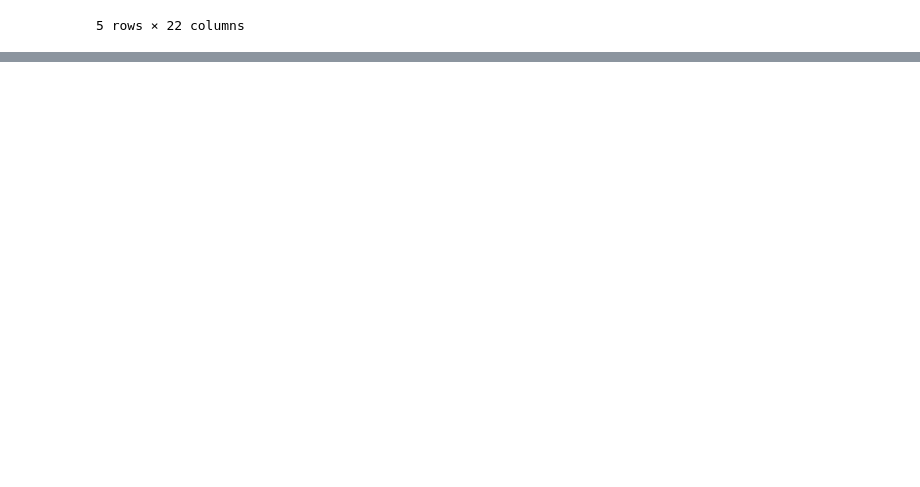
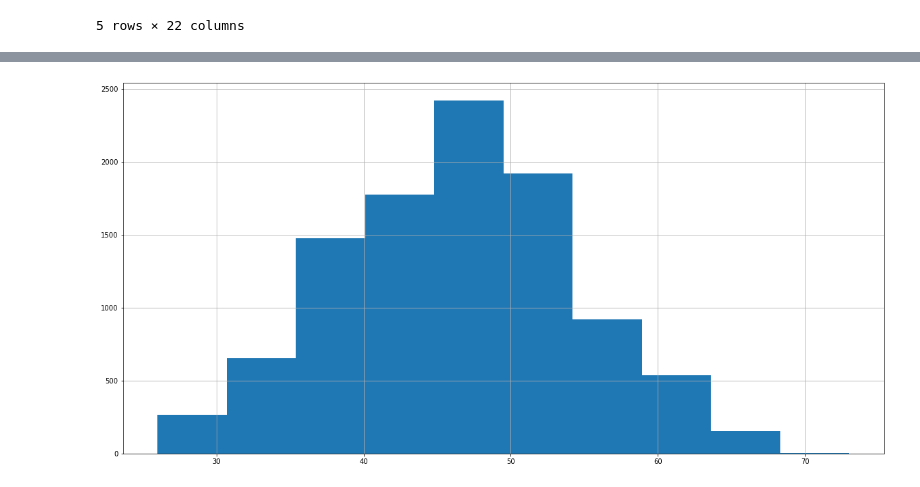
Before and after one commit to A-Nuru/Predict_Customer_Churn_with_Production_Code, a Jupyter notebook: churn_notebook.ipynb, the cells around one changed output, grey strips where cells are left out. Drawn from its saved outputs; the diff is of its cells as text; code cells hidden in the pictures; blank space fills up the shorter version.

```diff
--- a/churn_notebook.ipynb
+++ b/churn_notebook.ipynb
@@ -137,0 +144,5 @@ df.head()
+# %%
+plt.figure(figsize=(20,10))
+df['Customer_Age'].hist();
+# %% [output]
+[figure, added]
```
Also changed, not shown: parts of 15 cells of this notebook.
